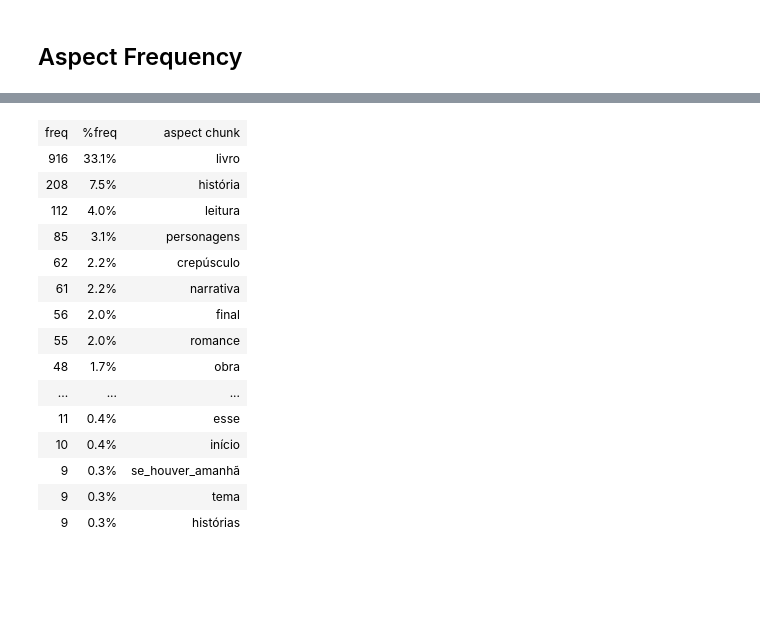
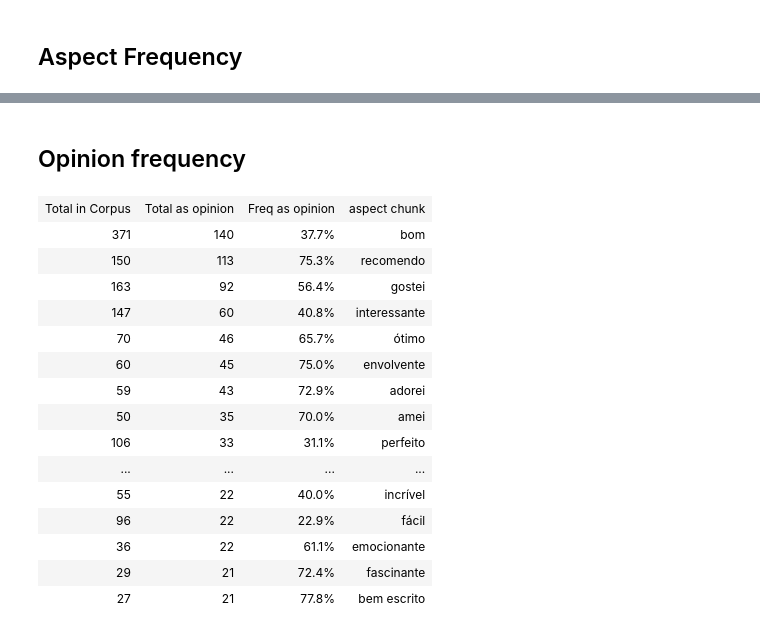
Before and after one commit to pedrobalage/ABSA_Experiments, a Jupyter notebook: 2_CorpusStats/21_ReLi.ipynb, the cells around one changed output, grey strips where cells are left out. Cells and saved outputs as stored; diff of their text form; code cells hidden in the pictures; blank space fills up the shorter version.

Commit message:
new corpus preprocessing

```diff
--- a/2_CorpusStats/21_ReLi.ipynb
+++ b/2_CorpusStats/21_ReLi.ipynb
@@ -24,10 +24,10 @@ Token/Type ratio:  13.5%
 # %%
 import ipy_table
 # %%
-freqlist = Counter([word_node.get('form') for word_node in reviews.iter('word')])
+freqlist = Counter([word_node.get('form').lower() for word_node in reviews.iter('word')])
 
 data = [['Freq', '% Freq', 'Token']]
-for token, freq in freqlist.most_common(30):
+for token, freq in freqlist.most_common(20):
     ratio = freq / sum(freqlist.values()) * 100
     data.append( [freq, '{:.2f}%'.format(ratio), token])
 
@@ -83,7 +56,7 @@ ipy_table.apply_theme('basic')
 freqlist = Counter([word_node.get('base').lower() for word_node in reviews.iter('word')])
 
 data = [['Freq', '% Freq', 'Lemma']]
-for token, freq in freqlist.most_common(30):
+for token, freq in freqlist.most_common(20):
     ratio = freq / sum(freqlist.values()) * 100
     data.append( [freq, '{:.2f}%'.format(ratio), token])
 
@@ -225,0 +197,12 @@ ipy_table.apply_theme('basic')
+# %%
+sentences = ' '.join([node.get('form').lower() for node in reviews.iter('word')])
+freqlist =  Counter([node.get('target').lower() for node in reviews.iter('opinion')])
+
+data = [['Total in Corpus', 'Total as target',  'Freq as target', 'aspect chunk']]
+for token, freq in freqlist.most_common(20):
+    total = sentences.count(' ' + token + ' ')
+    ratio = freq / total *100
+    data.append([total, freq,'{:.1f}%'.format(ratio), token])
+
+ipy_table.make_table(data)
+ipy_table.apply_theme('basic')
@@ -226,40 +226,46 @@ ipy_table.apply_theme('basic')
+# %% [markdown]
+## Opinion frequency
 # %%
-aspects_list = []
+sentences = ' '.join([node.get('form').lower() for node in reviews.iter('word')])
+
+# get chunks of opinions in the corpus
+opinions_list = []
 for sentence_node in reviews.iter('sentence'):
     chunk = []
-    for word_node in sentence_node.getchildren():
-        if word_node.get('obj') != 'O':
+    for word_node in sentence_node.iter('word'):
+        if word_node.get('opinion') != 'O':
             chunk.append(word_node.get('form').lower())
         else:
             if len(chunk) != 0:
-                aspects_list.append('_'.join(chunk))
+                opinions_list.append(' '.join(chunk))
                 chunk = []
     if len(chunk) != 0:
-        aspects_list.append('_'.join(chunk))
+        opinions_list.append(' '.join(chunk))
 
-aspect_freq =  Counter(aspects_list)
+freqlist =  Counter(opinions_list)
 
-data = [['freq', '%freq', 'aspect chunk']]
-for token, freq in aspect_freq.most_common(30):
-    ratio = freq / sum(aspect_freq.values()) *100
-    data.append([freq, '{:.1f}%'.format(ratio), token])
+data = [['Total in Corpus', 'Total as opinion',  'Freq as opinion', 'aspect chunk']]
+for token, freq in freqlist.most_common(20):
+    total = sentences.count(' ' + token + ' ')
+    ratio = freq / total *100
+    data.append([total, freq,'{:.1f}%'.format(ratio), token])
 
 ipy_table.make_table(data)
 ipy_table.apply_theme('basic')
 # %% [output]
-| freq | %freq | aspect chunk |
-| 916 | 33.1% | livro |
-| 208 | 7.5% | história |
-| 112 | 4.0% | leitura |
-| 85 | 3.1% | personagens |
-| 62 | 2.2% | crepúsculo |
-| 61 | 2.2% | narrativa |
-| 56 | 2.0% | final |
-| 55 | 2.0% | romance |
-| 48 | 1.7% | obra |
-| ... | ... | ... |
-| 11 | 0.4% | esse |
-| 10 | 0.4% | início |
-| 9 | 0.3% | se_houver_amanhã |
-| 9 | 0.3% | tema |
-| 9 | 0.3% | histórias |
+| Total in Corpus | Total as opinion | Freq as opinion | aspect chunk |
+| 371 | 140 | 37.7% | bom |
+| 150 | 113 | 75.3% | recomendo |
+| 163 | 92 | 56.4% | gostei |
+| 147 | 60 | 40.8% | interessante |
+| 70 | 46 | 65.7% | ótimo |
+| 60 | 45 | 75.0% | envolvente |
+| 59 | 43 | 72.9% | adorei |
+| 50 | 35 | 70.0% | amei |
+| 106 | 33 | 31.1% | perfeito |
+| ... | ... | ... | ... |
+| 55 | 22 | 40.0% | incrível |
+| 96 | 22 | 22.9% | fácil |
+| 36 | 22 | 61.1% | emocionante |
+| 29 | 21 | 72.4% | fascinante |
+| 27 | 21 | 77.8% | bem escrito |
```
Also changed, not shown: parts of 13 cells of this notebook, 17 other files.
